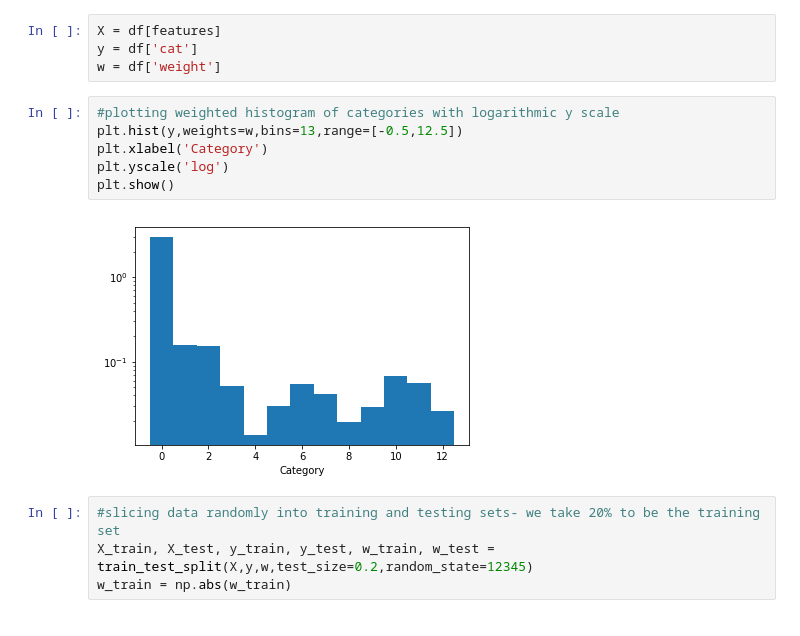
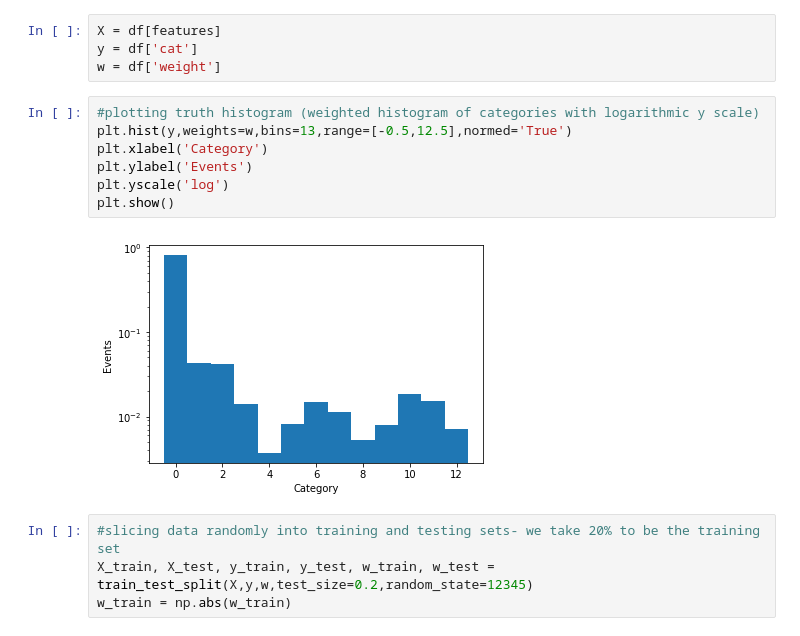
Before and after one commit to gitanjalipoddar/HHbbgg_ETH, a Jupyter notebook: GenResponse/notebooks/quick_train_withb.ipynb, the cells around one changed output. Drawn from its saved outputs; the diff is of its cells as text.

```diff
--- a/GenResponse/notebooks/quick_train_withb.ipynb
+++ b/GenResponse/notebooks/quick_train_withb.ipynb
@@ -66,13 +76,14 @@ X = df[features]
 y = df['cat']
 w = df['weight']
 # %%
-#plotting weighted histogram of categories with logarithmic y scale
-plt.hist(y,weights=w,bins=13,range=[-0.5,12.5])
+#plotting truth histogram (weighted histogram of categories with logarithmic y scale)
+plt.hist(y,weights=w,bins=13,range=[-0.5,12.5],normed='True')
 plt.xlabel('Category')
+plt.ylabel('Events')
 plt.yscale('log')
 plt.show()
 # %% [output]
-[figure, old version]
+[figure, new version]
 # %%
 #slicing data randomly into training and testing sets- we take 20% to be the training set
 X_train, X_test, y_train, y_test, w_train, w_test = train_test_split(X,y,w,test_size=0.2,random_state=12345)
```
Also changed, not shown: parts of 13 cells of this notebook.
